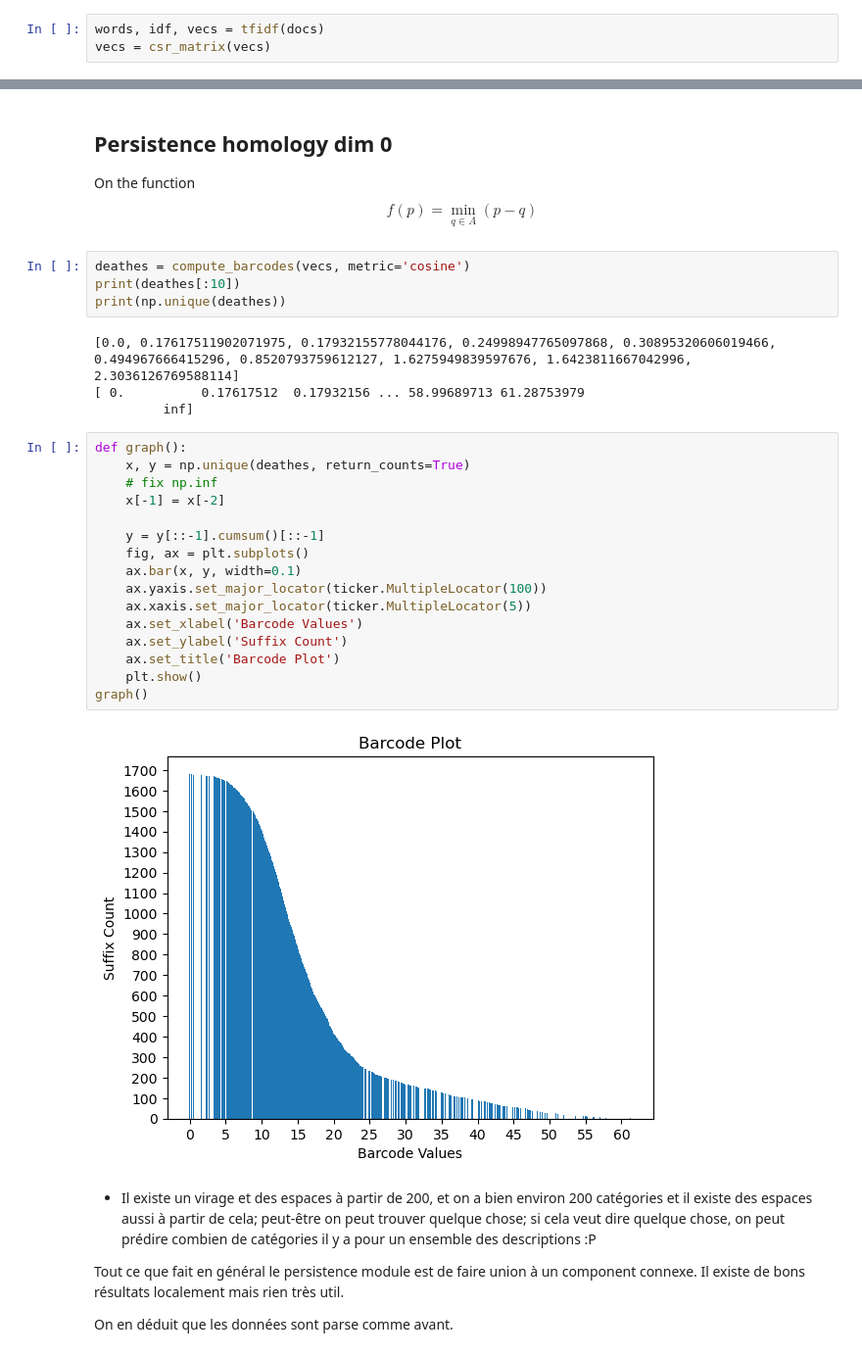
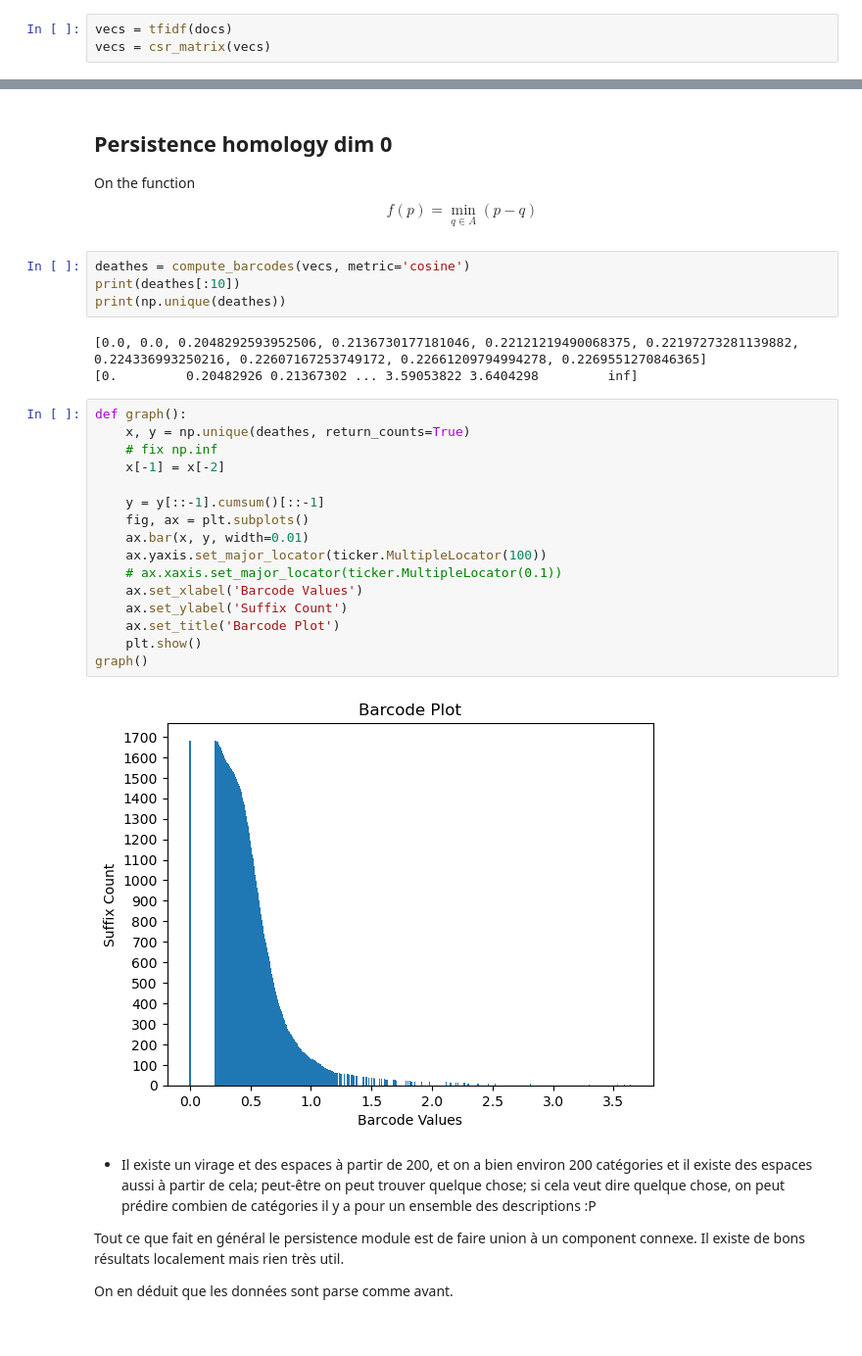
Before and after one commit to egretwAlker/ueprojet, a Jupyter notebook: tfidf_with_modules.ipynb, the cells around one changed output, grey strips where cells are left out. Shown at 98% size. Drawn from its saved outputs; the diff is of its cells as text.

```diff
--- a/tfidf_with_modules.ipynb
+++ b/tfidf_with_modules.ipynb
@@ -43,5 +43,5 @@ print(docs[-5:])
 # %% [output]
 [['trois', 'nouveau', 'dé', 'offrent', 'altern', 'jou', 'dan', 'blockbust', 'retrouv', 'deux', 'héros', 'film', 'aventur', 'baroudeur', 'jol', 'pep', 'dispos', 'symbol', 'doubl', 'fusil', 'si', 'mang' ...
 # %%
-words, idf, vecs = tfidf(docs)
+vecs = tfidf(docs)
 vecs = csr_matrix(vecs)
@@ -69,27 +57,26 @@ deathes = compute_barcodes(vecs, metric='cosine')
 print(deathes[:10])
 print(np.unique(deathes))
 # %% [output]
-[0.0, 0.17617511902071975, 0.17932155778044176, 0.24998947765097868, 0.30895320606019466, 0.494967666415296, 0.8520793759612127, 1.6275949839597676, 1.6423811667042996, 2.3036126769588114]
-[ 0.          0.17617512  0.17932156 ... 58.99689713 61.28753979
-         inf]
+[0.0, 0.0, 0.2048292593952506, 0.2136730177181046, 0.22121219490068375, 0.22197273281139882, 0.224336993250216, 0.22607167253749172, 0.22661209794994278, 0.2269551270846365]
+[0.         0.20482926 0.21367302 ... 3.59053822 3.6404298         inf]
 # %%
 def graph():
     x, y = np.unique(deathes, return_counts=True)
     # fix np.inf
     x[-1] = x[-2]
 
     y = y[::-1].cumsum()[::-1]
     fig, ax = plt.subplots()
-    ax.bar(x, y, width=0.1)
+    ax.bar(x, y, width=0.01)
     ax.yaxis.set_major_locator(ticker.MultipleLocator(100))
-    ax.xaxis.set_major_locator(ticker.MultipleLocator(5))
+    # ax.xaxis.set_major_locator(ticker.MultipleLocator(0.1))
     ax.set_xlabel('Barcode Values')
     ax.set_ylabel('Suffix Count')
     ax.set_title('Barcode Plot')
     plt.show()
 graph()
 # %% [output]
-[figure, old version]
+[figure, new version]
 # %% [markdown]
 - Il existe un virage et des espaces à partir de 200, et on a bien environ 200 catégories et il existe des espaces aussi à partir de cela; peut-être on peut trouver quelque chose; si cela veut dire quelque chose, on peut prédire combien de catégories il y a pour un ensemble des descriptions :P
 
```
Also changed, not shown: parts of 3 cells of this notebook, 3 other files.
